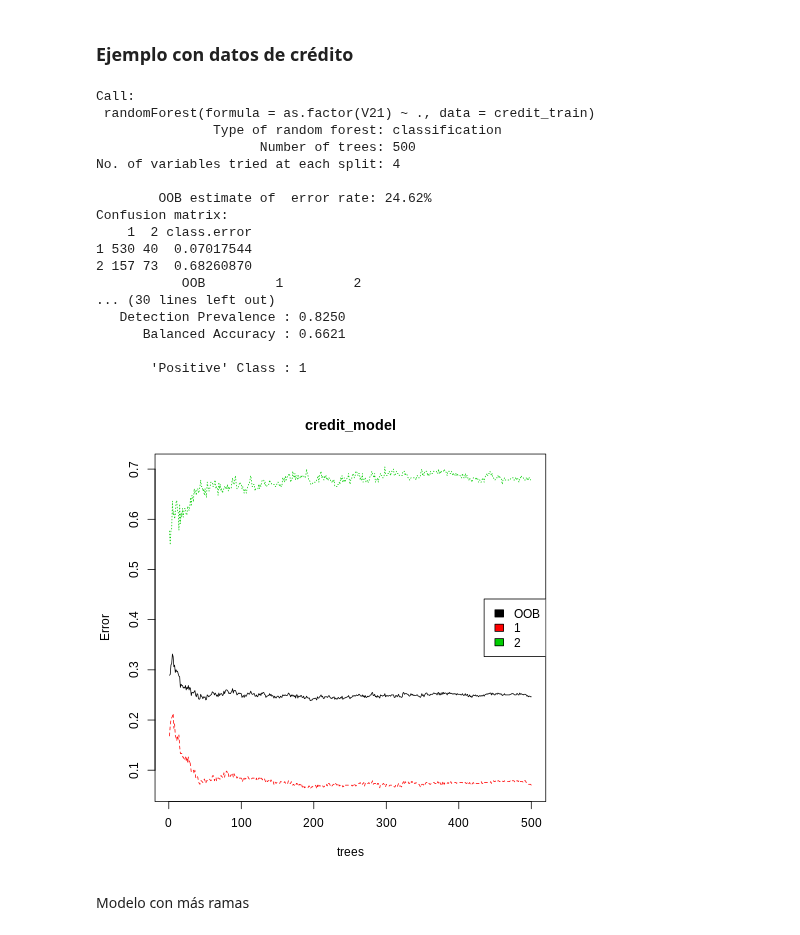
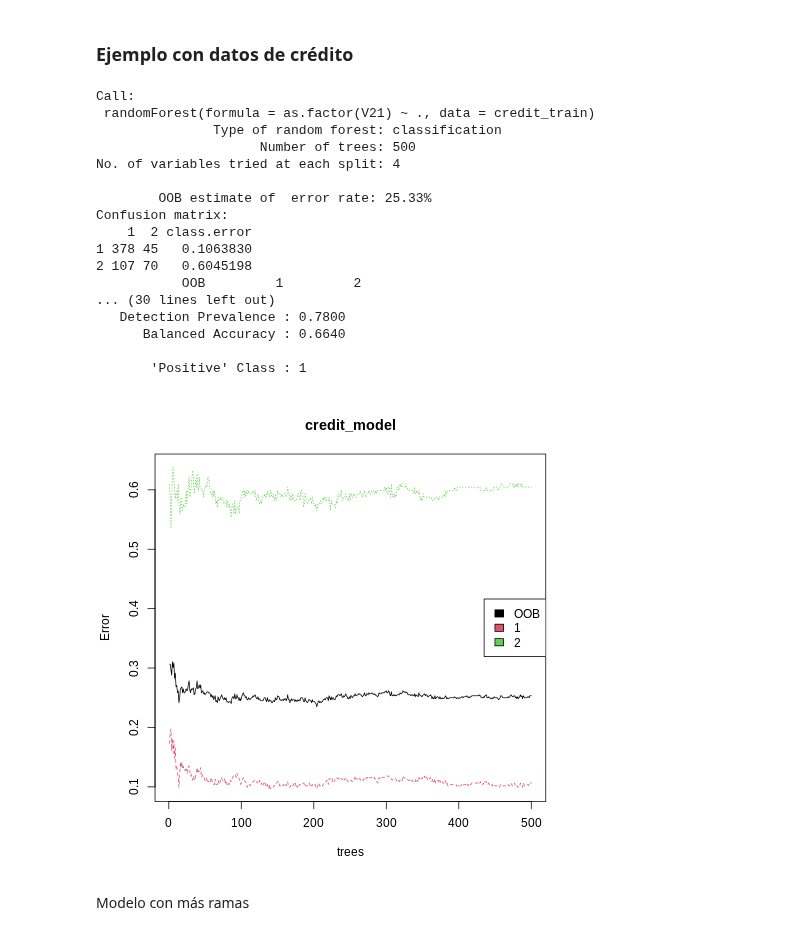
Before and after one commit to pikey-msc/AprendizMaquina, a Jupyter notebook: 2023-1/Ensambles/Bagging_random_forest.ipynb, the cells around one changed output. Saved outputs shown, nothing was run; the diff lists cells and outputs as text; code cells hidden in the pictures.

```diff
--- a/2023-1/Ensambles/Bagging_random_forest.ipynb
+++ b/2023-1/Ensambles/Bagging_random_forest.ipynb
@@ -425,8 +444,8 @@ head(credit_train)
 set.seed(2**8)  # para repoducirlos poner 1
 
 # Quitar V5
-credit_train=subset(credit_train,select=-Credit.amount)
-credit_test=subset(credit_test,select=-Credit.amount)
+# credit_train=subset(credit_train,select=-Credit.amount)
+# credit_test=subset(credit_test,select=-Credit.amount)
 
 credit_model <- randomForest(formula = as.factor(V21) ~ .  ,data = credit_train)
 
@@ -441,39 +460,39 @@ print(head(err))
 oob_err <- err[nrow(err), "OOB"]
 print(oob_err)
 
 #grafica errores modelo
 plot(credit_model)
 
 # Agrega una leyenda
 legend(x = "righ",
        legend = colnames(err),
        fill = 1:ncol(err))
 
 class_prediction <- predict(object = credit_model,   # modelo objeto
                             newdata = credit_test,   # datos test
                             type = "class")
 
 cm <- caret::confusionMatrix(class_prediction,as.factor(credit_test$V21))  # clases actuales
 print(cm)
 # %% [output]
 Call:
  randomForest(formula = as.factor(V21) ~ ., data = credit_train)
                Type of random forest: classification
                      Number of trees: 500
 No. of variables tried at each split: 4
 
-        OOB estimate of  error rate: 24.62%
+        OOB estimate of  error rate: 25.33%
 Confusion matrix:
     1  2 class.error
-1 530 40  0.07017544
-2 157 73  0.68260870
+1 378 45   0.1063830
+2 107 70   0.6045198
            OOB         1         2
 ... (30 lines left out)
-   Detection Prevalence : 0.8250
-      Balanced Accuracy : 0.6621
+   Detection Prevalence : 0.7800
+      Balanced Accuracy : 0.6640
 
        'Positive' Class : 1
-[figure, old version]
+[figure, new version]
 # %% [markdown]
 Modelo con más ramas
 # %%
```
Also changed, not shown: parts of 13 cells of this notebook.
